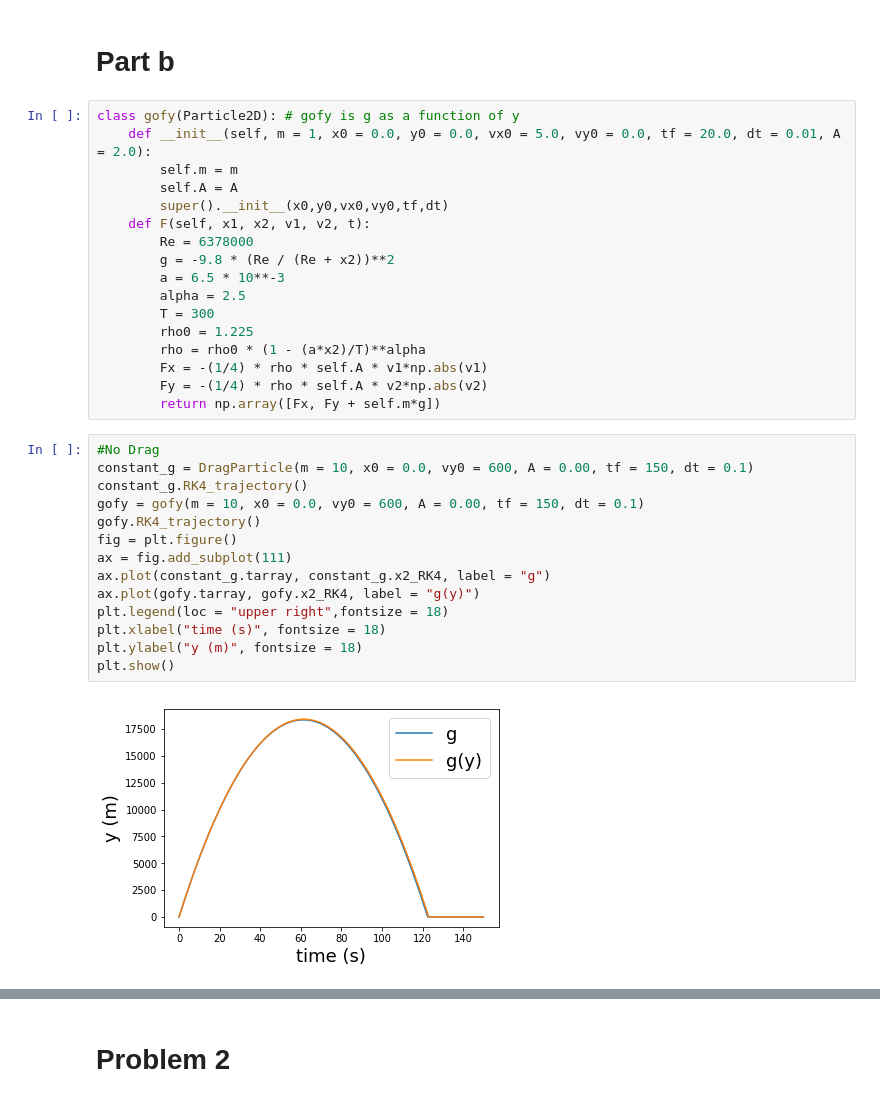
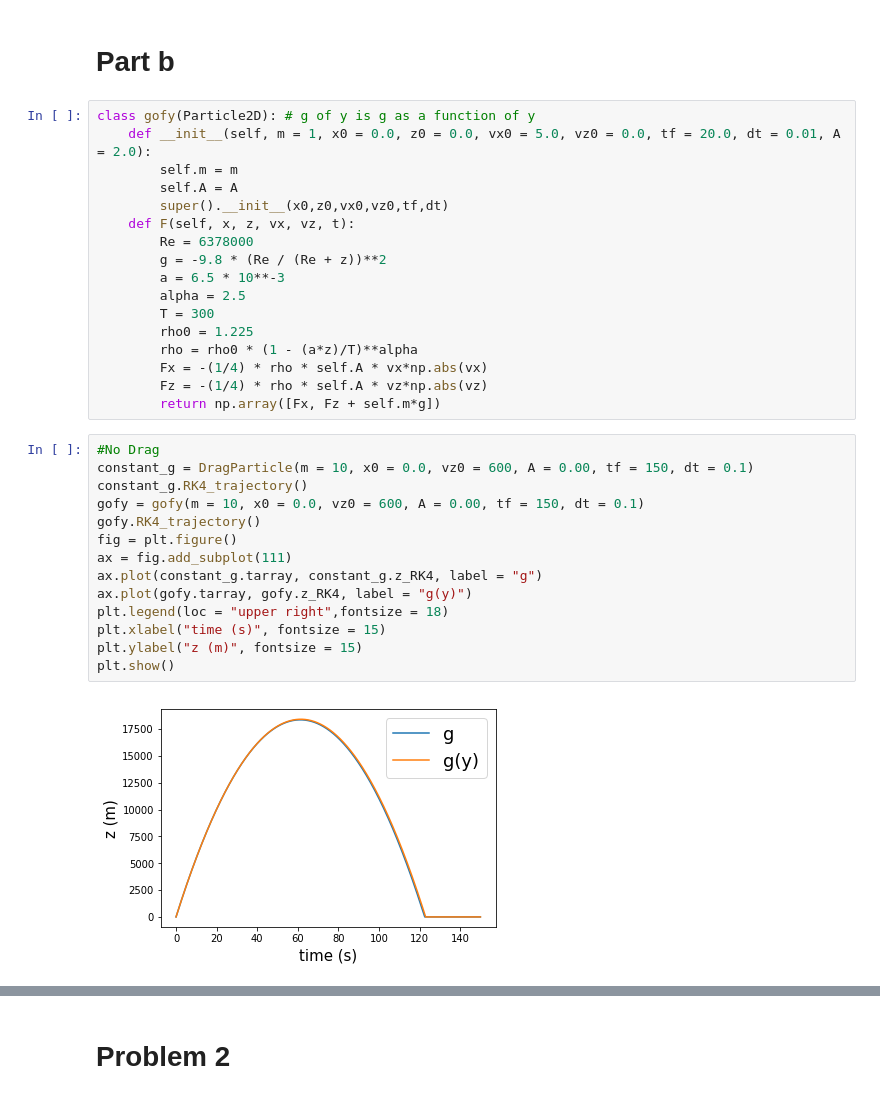
Before and after one commit to shayanlameh/Lectures, a Jupyter notebook: HW2.ipynb, the cells around one changed output, grey strips where cells are left out. Saved outputs shown, nothing was run; the diff lists cells and outputs as text.

```diff
--- a/HW2.ipynb
+++ b/HW2.ipynb
@@ -230,37 +305,37 @@ For higher speeds like 500 m/s the maximum range anlge is smaller because the pr
 # %% [markdown]
 # Part b
 # %%
-class gofy(Particle2D): # gofy is g as a function of y
-    def __init__(self, m = 1, x0 = 0.0, y0 = 0.0, vx0 = 5.0, vy0 = 0.0, tf = 20.0, dt = 0.01, A = 2.0):
+class gofy(Particle2D): # g of y is g as a function of y
+    def __init__(self, m = 1, x0 = 0.0, z0 = 0.0, vx0 = 5.0, vz0 = 0.0, tf = 20.0, dt = 0.01, A = 2.0):
         self.m = m
         self.A = A
-        super().__init__(x0,y0,vx0,vy0,tf,dt)
-    def F(self, x1, x2, v1, v2, t):
+        super().__init__(x0,z0,vx0,vz0,tf,dt)
+    def F(self, x, z, vx, vz, t):
         Re = 6378000
-        g = -9.8 * (Re / (Re + x2))**2
+        g = -9.8 * (Re / (Re + z))**2
         a = 6.5 * 10**-3
         alpha = 2.5
         T = 300
         rho0 = 1.225
-        rho = rho0 * (1 - (a*x2)/T)**alpha
-        Fx = -(1/4) * rho * self.A * v1*np.abs(v1)
-        Fy = -(1/4) * rho * self.A * v2*np.abs(v2)
-        return np.array([Fx, Fy + self.m*g])
+        rho = rho0 * (1 - (a*z)/T)**alpha
+        Fx = -(1/4) * rho * self.A * vx*np.abs(vx)
+        Fz = -(1/4) * rho * self.A * vz*np.abs(vz)
+        return np.array([Fx, Fz + self.m*g])
 # %%
 #No Drag
-constant_g = DragParticle(m = 10, x0 = 0.0, vy0 = 600, A = 0.00, tf = 150, dt = 0.1)
+constant_g = DragParticle(m = 10, x0 = 0.0, vz0 = 600, A = 0.00, tf = 150, dt = 0.1)
 constant_g.RK4_trajectory()
-gofy = gofy(m = 10, x0 = 0.0, vy0 = 600, A = 0.00, tf = 150, dt = 0.1)
+gofy = gofy(m = 10, x0 = 0.0, vz0 = 600, A = 0.00, tf = 150, dt = 0.1)
 gofy.RK4_trajectory()
 fig = plt.figure()
 ax = fig.add_subplot(111)
-ax.plot(constant_g.tarray, constant_g.x2_RK4, label = "g")
-ax.plot(gofy.tarray, gofy.x2_RK4, label = "g(y)")
+ax.plot(constant_g.tarray, constant_g.z_RK4, label = "g")
+ax.plot(gofy.tarray, gofy.z_RK4, label = "g(y)")
 plt.legend(loc = "upper right",fontsize = 18)
-plt.xlabel("time (s)", fontsize = 18)
-plt.ylabel("y (m)", fontsize = 18)
+plt.xlabel("time (s)", fontsize = 15)
+plt.ylabel("z (m)", fontsize = 15)
 plt.show()
 # %% [output]
-[figure, old version]
+[figure, new version]
 # %%
 #No Drag
```
Also changed, not shown: parts of 38 cells of this notebook, 28 other files.
